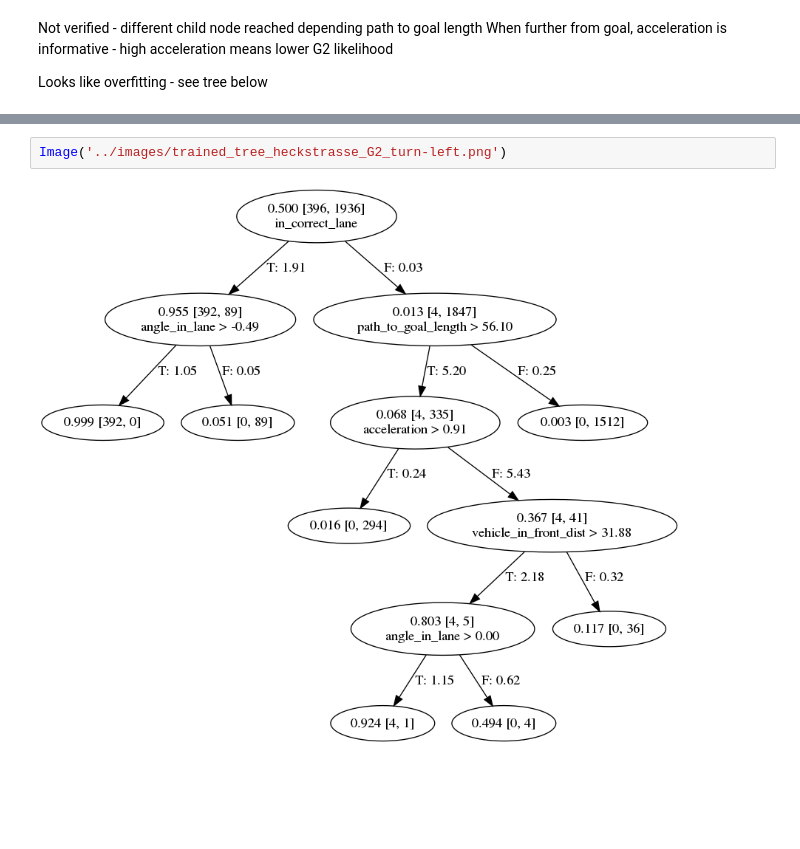
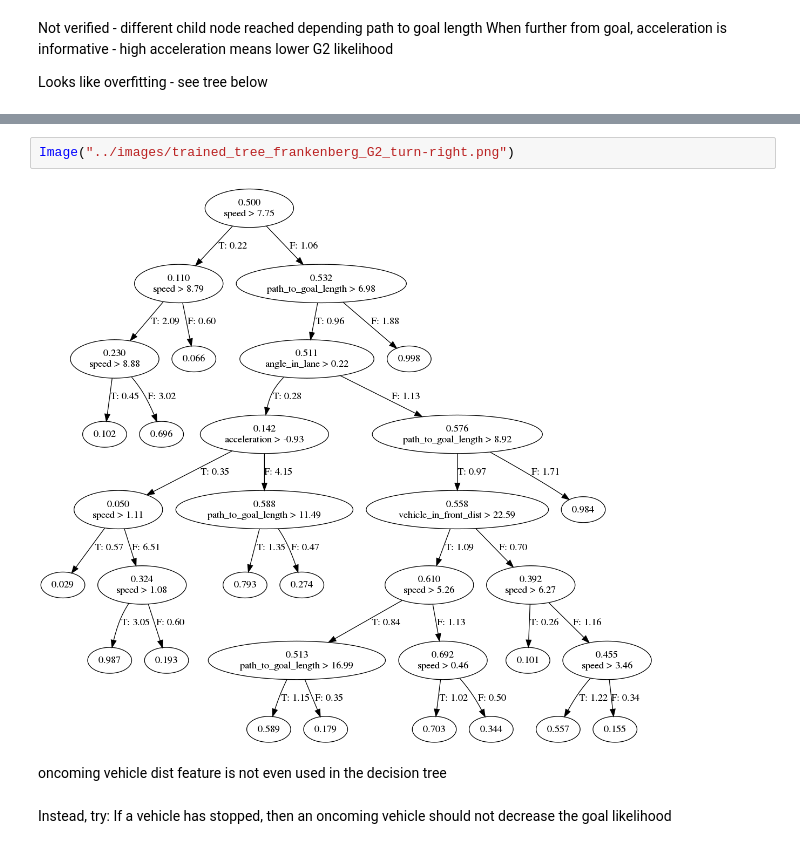
Before and after one commit to uoe-agents/GRIT, a Jupyter notebook: notebooks/verification.ipynb, the cells around one changed output, grey strips where cells are left out. Cells and saved outputs as stored; diff of their text form; blank space fills up the shorter version.

```diff
--- a/notebooks/verification.ipynb
+++ b/notebooks/verification.ipynb
@@ -409,4 +446,8 @@ Looks like overfitting - see tree below
 # %%
-Image('../images/trained_tree_heckstrasse_G2_turn-left.png')
+Image("../images/trained_tree_frankenberg_G2_turn-right.png")
 # %% [output]
-[figure, old version]
+[figure, new version]
+# %% [markdown]
+oncoming vehicle dist feature is not even used in the decision tree
+# %% [markdown]
+Instead, try: If a vehicle has stopped, then an oncoming vehicle should not decrease the goal likelihood
```
Also changed, not shown: parts of 33 cells of this notebook, 1 other file.
